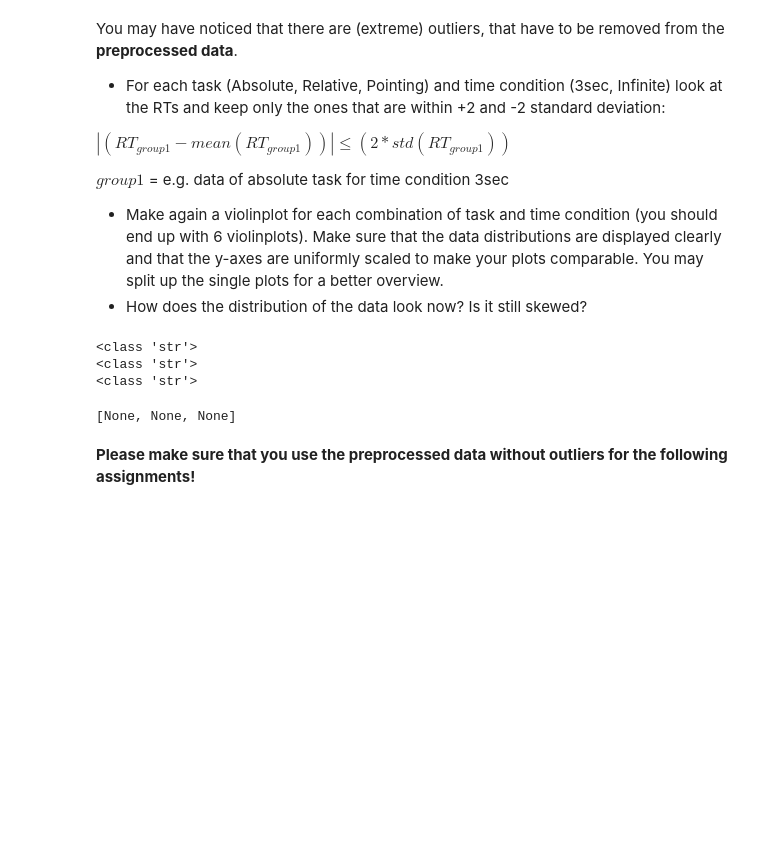
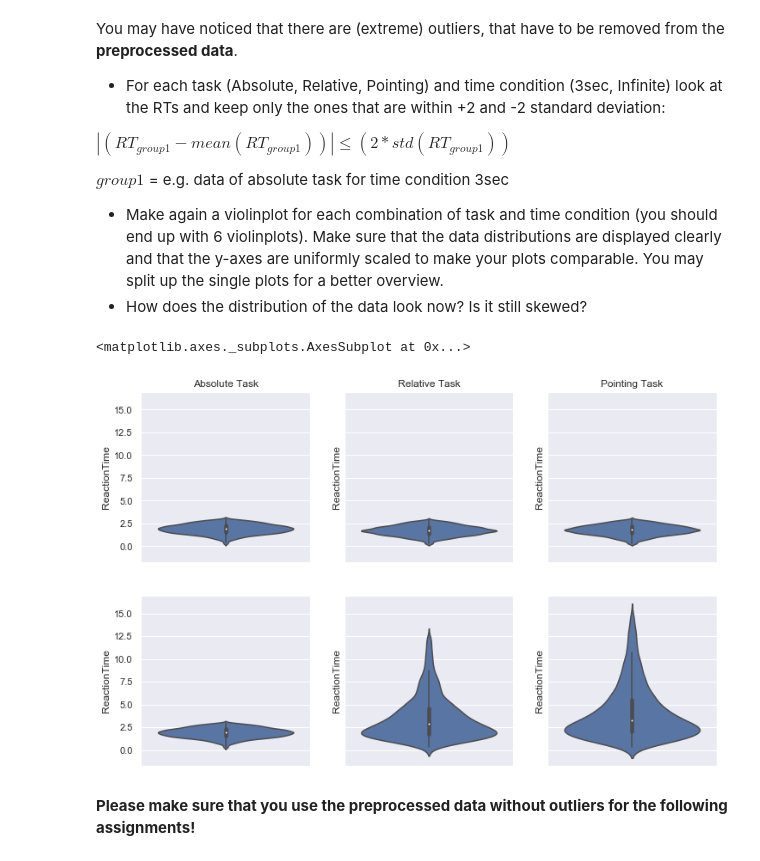
Before and after one commit to NBP-ACC/week-5-acc_5, a Jupyter notebook: sheet03.ipynb, the cells around one changed output. Cells and saved outputs as stored; diff of their text form; code cells hidden in the pictures; blank space fills up the shorter version.

Commit message:
finished task 1b

```diff
--- a/sheet03.ipynb
+++ b/sheet03.ipynb
@@ -186,38 +186,24 @@ $group1$ = e.g. data of absolute task for time condition 3sec
 
 - Make again a violinplot for each combination of task and time condition (you should end up with 6 violinplots). Make sure that the data distributions are displayed clearly and that the y-axes are uniformly scaled to make your plots comparable. You may split up the single plots for a better overview.
 - How does the distribution of the data look now? Is it still skewed?
-# %%
-[print(type(task)) for task in dataframeDict]
-# %% [output]
-<class 'str'>
-<class 'str'>
-<class 'str'>
-[None, None, None]
 # %%
-print(dataframeDict['AbsoluteTask'].head())
+# this list will have 6 entries, for each task and then for each time condition one entry
+# in the end it will be used for the plots and the original dataframe has not to be changed
+dataframeList = []
+
 # take the preprocessed data and go through all the three tasks
-
-timeConditions = ['3sec', 'infinite']
-
 for task in dataframeDict:
     # group the dataframe by the timecondition
     grouped = dataframeDict[task].groupby(['Time'])
 
     # for each time condition calculate the mean
     for timeCond in trialTypes:
-        # this will calculate the mean of the current task and the trialtype(3sec or infinite)
+        # this will calculate the mean of the current task and the trialtype (3sec or infinite)
         mean = grouped.get_group(timeCond).ReactionTime.mean()
         std = grouped.get_group(timeCond).ReactionTime.std()
-        # print the mean of the group
-        print(timeCond,"mean:", mean)
-        print(timeCond, "std:", std)
-
         # check if the RT in each row is not an extreme outlier
         # calculate the z-value and check if the value is more than 2 stds away form the mean
+        # if this is the case the the complete row has to be dropped
         # it yields z = (RT-mean)/std
-        #dropByIndex = grouped.get_group(timeCond).index[((grouped.get_group(timeCond).ReactionTime - mean)/std) <= 2]
-        #grouped.get_group(timeCond).drop(dropByIndex, inplace=True)
-        dropByIndex = grouped.get_group(timeCond).index[grouped.get_group(timeCond).ReactionTime <= 2]
-        grouped.get_group(timeCond).drop(dropByIndex)
-
-print(dataframeDict['AbsoluteTask'].head())
+        dropByIndex = grouped.get_group(timeCond).index[((grouped.get_group(timeCond).ReactionTime - mean)/std) > 2]
+        dataframeList.append(grouped.get_group(timeCond).drop(dropByIndex))
@@ -241,3 +210,26 @@ for key in dataframe:
+# %%
+fig, axes = plt.subplots(nrows=2,ncols=3, figsize=(12,8), sharey=True, sharex="all")
+axes = axes.flatten()
+
+axes[0].set_title("Absolute Task")
+axes[1].set_title("Relative Task")
+axes[2].set_title("Pointing Task")
+
+
+# In the list of dataframes we have the data in the following order:
+# AbsoluteTask 3sec, AbsoluteTask Infinite, RelativeTask 3sec, RelativeTask Infinite,
+# PointingTask 3sec, PointingTask Infinite
+# thus we can plot each group in a different subplot
+
+sns.violinplot(x=None, y=dataframeList[0]['ReactionTime'], ax=axes[0])
+sns.violinplot(x=None, y=dataframeList[1]['ReactionTime'], ax=axes[3])
+sns.violinplot(x=None, y=dataframeList[2]['ReactionTime'], ax=axes[1])
+sns.violinplot(x=None, y=dataframeList[3]['ReactionTime'], ax=axes[4])
+sns.violinplot(x=None, y=dataframeList[4]['ReactionTime'], ax=axes[2])
+sns.violinplot(x=None, y=dataframeList[5]['ReactionTime'], ax=axes[5])
+# %% [output]
+<matplotlib.axes._subplots.AxesSubplot at 0x...>
+[figure, added]
 # %% [markdown]
 **Please make sure that you use the preprocessed data without outliers for the following assignments!**
 # %% [markdown]
```
Also changed, not shown: parts of 4 cells of this notebook.
